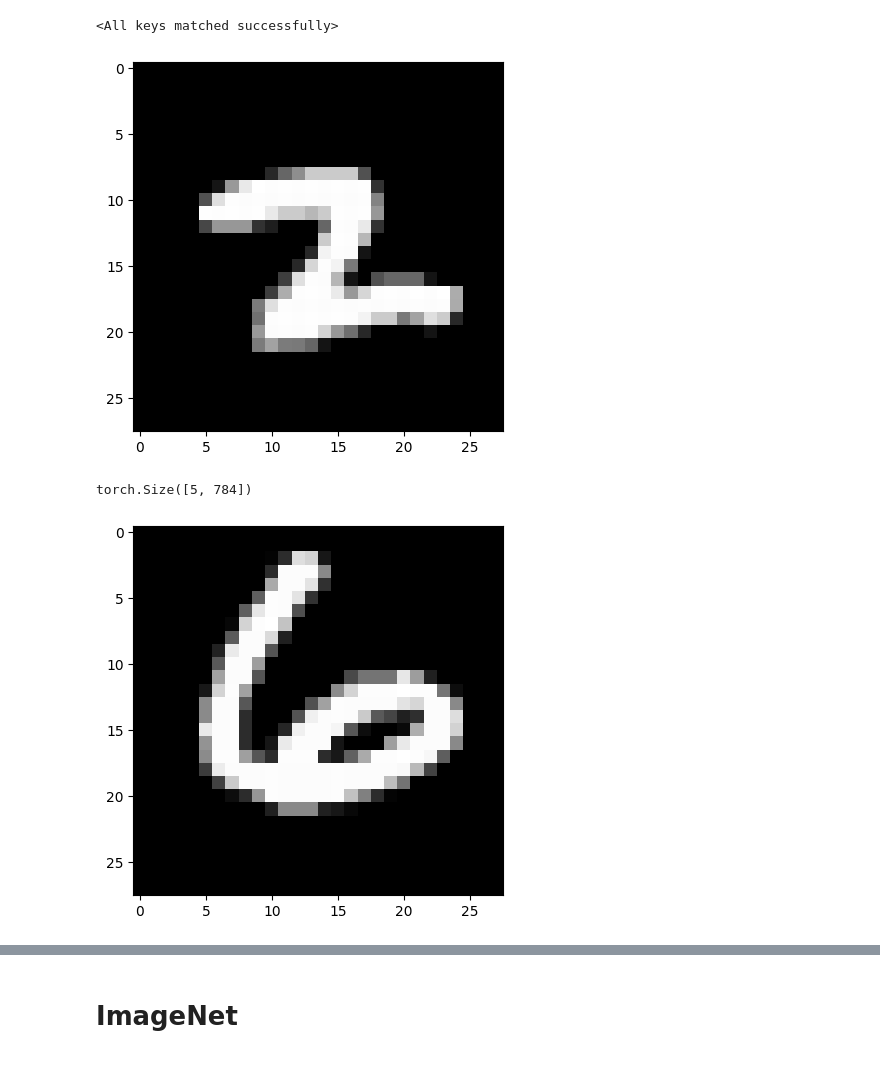
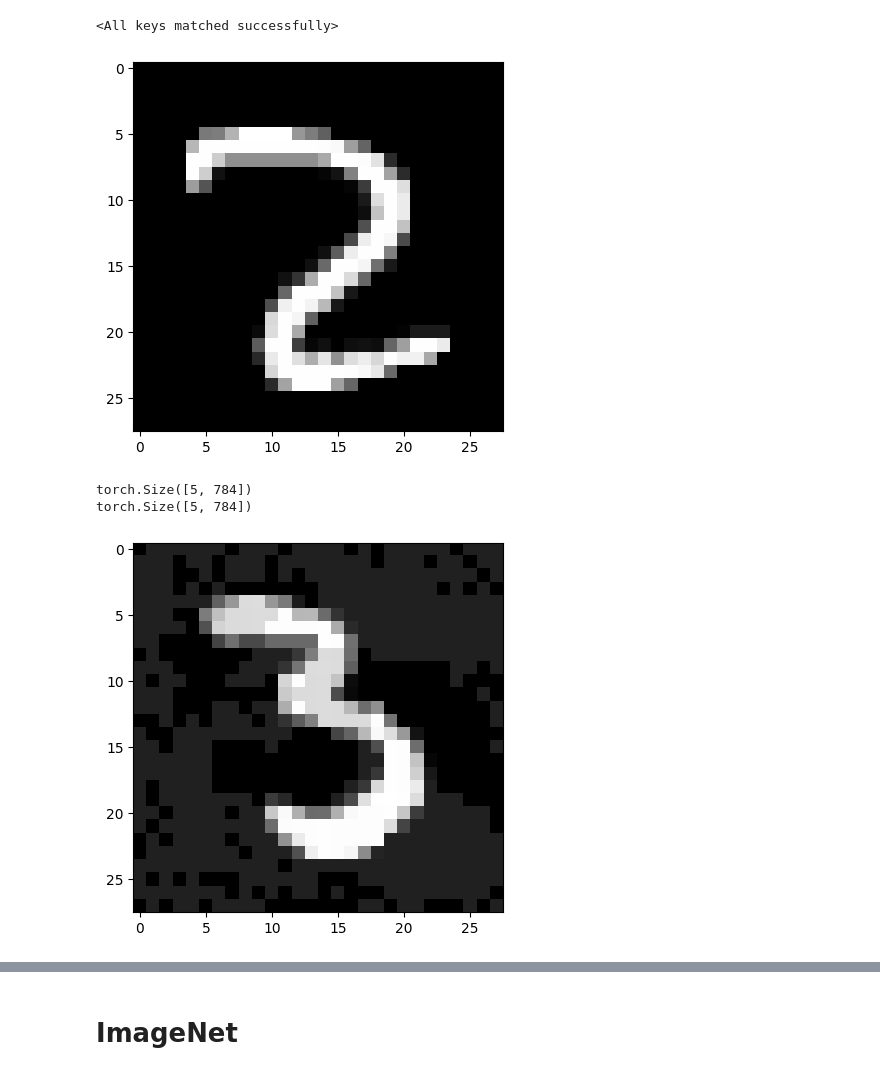
Before and after one commit to saahithjanapati/fgsm, a Jupyter notebook: fgsm.ipynb, the cells around one changed output, grey strips where cells are left out. Cells and saved outputs as stored; diff of their text form; code cells hidden in the pictures.

Commit message:
get imagenet fgsm working

```diff
--- a/fgsm.ipynb
+++ b/fgsm.ipynb
@@ -44,8 +44,8 @@ def get_best_device():
 
 # load model
 state_dict = torch.load("mnist_state_dict.pt", map_location = get_best_device())
-model = MNISTClassifier()
-model.load_state_dict(state_dict)
+mnist_model = MNISTClassifier()
+mnist_model.load_state_dict(state_dict)
 # %% [output]
 <All keys matched successfully>
 # %%
@@ -66,9 +66,11 @@ def visualize_mnist_image(img):
     mat = np_img.reshape(28, 28)
     plt.imshow(mat, cmap='grey')
 
+
+x,y = next(iter(loader))
 visualize_mnist_image(x)
 # %% [output]
-[figure, old version]
+[figure, new version]
 # %%
 def run_mnist_fgsm(model, x, y, epsilon=[0.1]):
 
@@ -92,18 +94,26 @@ def run_mnist_fgsm(model, x, y, epsilon=[0.1]):
     epsilon = torch.tensor(epsilon) # len
     epsilon = epsilon.view(num_epsilon , -1)
 
+    grad_sign = torch.where(x.grad > 0, 1, -1)
 
-    mod_x = x + (x.grad * epsilon)
-    mod_x = mod_x.detach()
+    mod_x = x + (grad_sign * epsilon)
 
-    return mod_x
+
+    mod_x = mod_x.detach() # (num_epsilon, 784)
+    diff_x = mod_x - x
+    diff_x = diff_x.detach()
+
+
+    return mod_x, diff_x
 # %%
 x,y = next(iter(loader))
-mod_x = run_mnist_fgsm(model, x, y, [0.05, 0.1, 0.2, 0.3, 1000])
+mod_x, diff_x = run_mnist_fgsm(mnist_model, x, y, [0.05, 0.1, 0.2, 0.3, 1000])
 print(mod_x.shape)
+print(diff_x.shape)
 # %% [output]
 torch.Size([5, 784])
+torch.Size([5, 784])
 # %%
-visualize_mnist_image(mod_x[1, :])
+visualize_mnist_image(mod_x[3, :])
 # %% [output]
-[figure, old version]
+[figure, new version]
```
Also changed, not shown: parts of 9 cells of this notebook, 1 other file.
